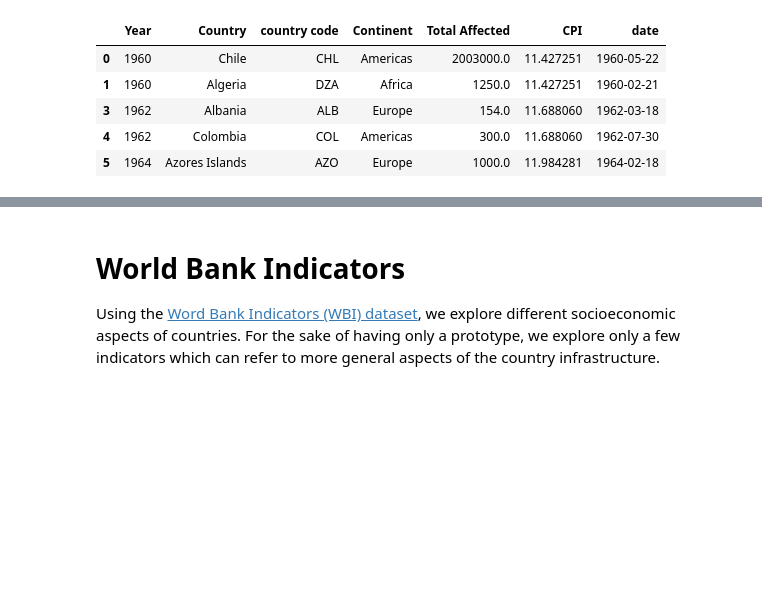
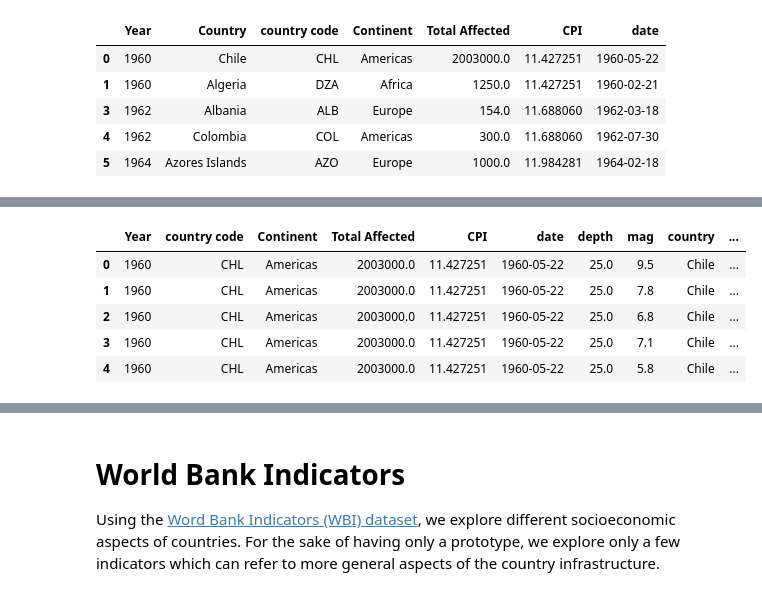
Before and after one commit to aiwondergirls/aws-disaster-response, a Jupyter notebook: data/merging_all_datasets.ipynb, the cells around one changed output, grey strips where cells are left out. Saved outputs shown, nothing was run; the diff lists cells and outputs as text; code cells hidden in the pictures; blank space fills up the shorter version.

```diff
--- a/data/merging_all_datasets.ipynb
+++ b/data/merging_all_datasets.ipynb
@@ -86,0 +117,13 @@ df_usgs_clean.head()
+# %%
+#drop columns
+df_usgs_clean=df_usgs_clean.drop(columns=['index_right','geometry', 'souvereign', 'admin', 'latitude', 'longitude', 'id', 'place', 'time'])
+
+#drop earthquake duplicates US-GS dataset
+print(len(df_usgs_clean))
+df_usgs_clean.drop_duplicates(inplace=True)
+print(len(df_usgs_clean))
+
+#missing values for mmi
+print('missing mmi values:', 100*(df_usgs_clean['mmi'].isna().sum()/len(df_usgs_clean)))
+
+df_usgs_clean.head()
@@ -192,6 +247,18 @@ df_merged_emdat_usgs.head()
 | 2 | 1960 | Chile | CHL | Americas | 2003000.0 | 11.427251 | 1960-05-22 | 25.0 | 6.8 | ... |
 | 3 | 1960 | Chile | CHL | Americas | 2003000.0 | 11.427251 | 1960-05-22 | 25.0 | 7.1 | ... |
 | 4 | 1960 | Chile | CHL | Americas | 2003000.0 | 11.427251 | 1960-05-22 | 25.0 | 5.8 | ... |
+# %%
+#drop columns
+df_merged_emdat_usgs=df_merged_emdat_usgs.drop(columns=['Country'])
+# %%
+df_merged_emdat_usgs.head()
+# %% [output]
+|  | Year | country code | Continent | Total Affected | CPI | date | depth | mag | country | ... |
+| 0 | 1960 | CHL | Americas | 2003000.0 | 11.427251 | 1960-05-22 | 25.0 | 9.5 | Chile | ... |
+| 1 | 1960 | CHL | Americas | 2003000.0 | 11.427251 | 1960-05-22 | 25.0 | 7.8 | Chile | ... |
+| 2 | 1960 | CHL | Americas | 2003000.0 | 11.427251 | 1960-05-22 | 25.0 | 6.8 | Chile | ... |
+| 3 | 1960 | CHL | Americas | 2003000.0 | 11.427251 | 1960-05-22 | 25.0 | 7.1 | Chile | ... |
+| 4 | 1960 | CHL | Americas | 2003000.0 | 11.427251 | 1960-05-22 | 25.0 | 5.8 | Chile | ... |
 # %%
 df_merged_emdat_usgs.info()
 # %% [output]
```
Also changed, not shown: parts of 37 cells of this notebook, 5 other files.
